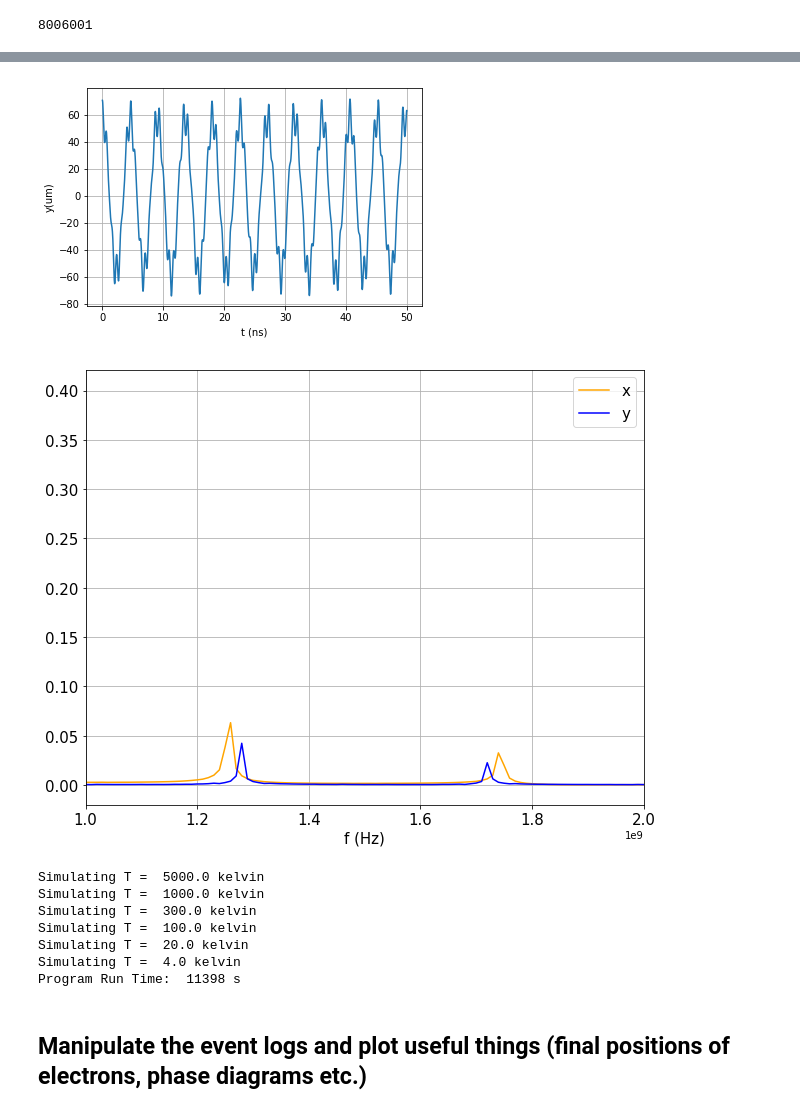
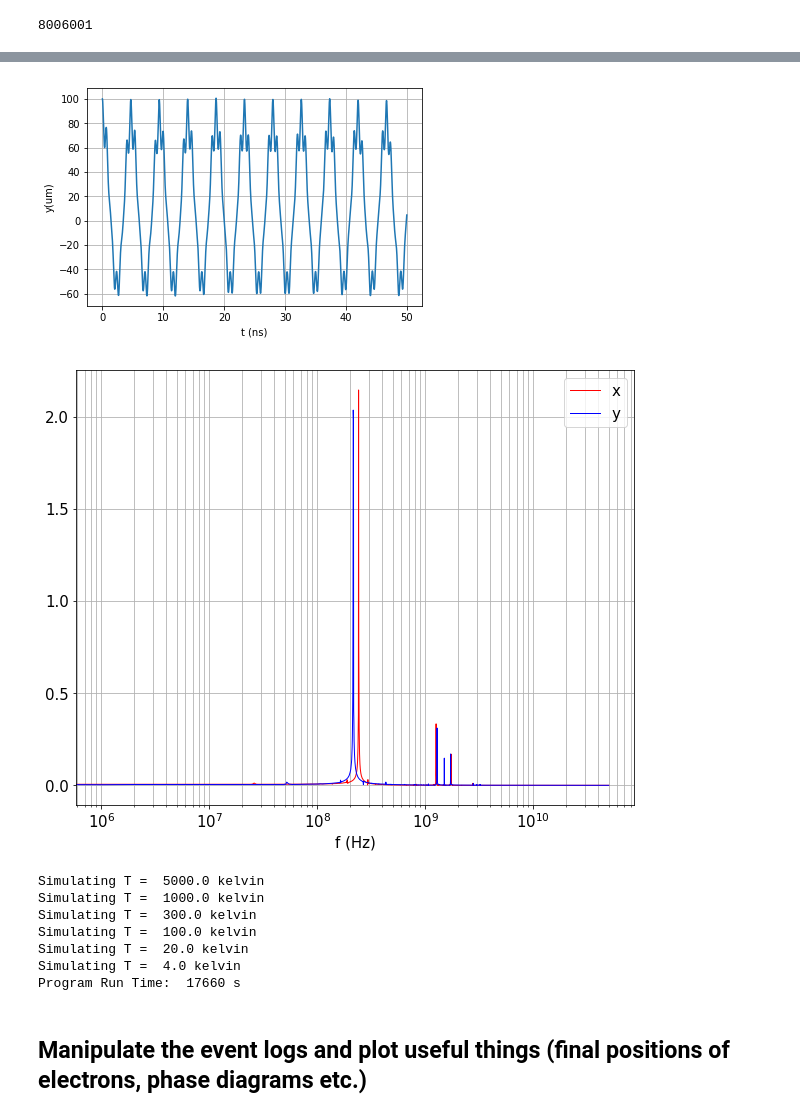
Before and after one commit to HaeffnerLab/Electron-Trap-Design-Testing, a Jupyter notebook: particle_trajectory_sim/Extraction/trap_grid_tuning.ipynb, the cells around one changed output, grey strips where cells are left out. Saved outputs shown, nothing was run; the diff lists cells and outputs as text; code cells hidden in the pictures.

```diff
--- a/particle_trajectory_sim/Extraction/trap_grid_tuning.ipynb
+++ b/particle_trajectory_sim/Extraction/trap_grid_tuning.ipynb
@@ -224,7 +226,7 @@ T = 300.0
 v = np.sqrt(2*kB*T/m)
 theta = 0.0
 dt = 1.0e-11
-t_max = 1.0e-7
+t_max = 1.0e-6
 result = plot_traj(rho, phi, T, theta, dt, t_max)
 # %% [output]
 Time step for simulation:  0.01 ns
@@ -235,28 +237,28 @@ Simulation time duration:  0.1 us
 # %%
 x, y, t = result
 plt.figure()
 plt.plot(t[0:5000]*1.0e9, y[0:5000]*1.0e6)
 plt.xlabel("t (ns)")
 plt.ylabel("y(um)")
 plt.grid(True)
 
 plt.figure(figsize=(10,8))
 freq = fft.rfftfreq(t.shape[-1], 1.0e-11)
 FT_x = fft.rfft(x)
 FT_y = fft.rfft(y)
-#plt.semilogx(freq, abs(FT_x), color='red',label='x', linewidth=1)
-#plt.semilogx(freq, abs(FT_y), color='blue', label='y', linewidth=1)
-plt.plot(freq, abs(FT_x), color='orange',label='x')
-plt.plot(freq, abs(FT_y), color='blue', label='y')
-plt.xlim(1.0e9, 20.0e8)
+plt.semilogx(freq, abs(FT_x), color='red',label='x', linewidth=1)
+plt.semilogx(freq, abs(FT_y), color='blue', label='y', linewidth=1)
+#plt.plot(freq, abs(FT_x), color='orange',label='x')
+#plt.plot(freq, abs(FT_y), color='blue', label='y')
+#plt.xlim(0, 20.0e8)
 plt.xlabel("f (Hz)", fontsize=15)
 plt.legend(fontsize=15)
 plt.xticks(fontsize=15)
 plt.yticks(fontsize=15)
 plt.grid(True, which='both')
 # %% [output]
-[figure, old version]
+[figure, new version]
-[figure, old version]
+[figure, new version]
 # %%
 start = time.time()
 dt = 1.0e-11 #s
@@ -301,7 +303,7 @@ Simulating T =  300.0 kelvin
 Simulating T =  100.0 kelvin
 Simulating T =  20.0 kelvin
 Simulating T =  4.0 kelvin
-Program Run Time:  11398 s
+Program Run Time:  17660 s
 # %% [markdown]
 ## Manipulate the event logs and plot useful things (final positions of electrons, phase diagrams etc.)
 # %%
```
Also changed, not shown: parts of 5 cells of this notebook, 11 other files.
